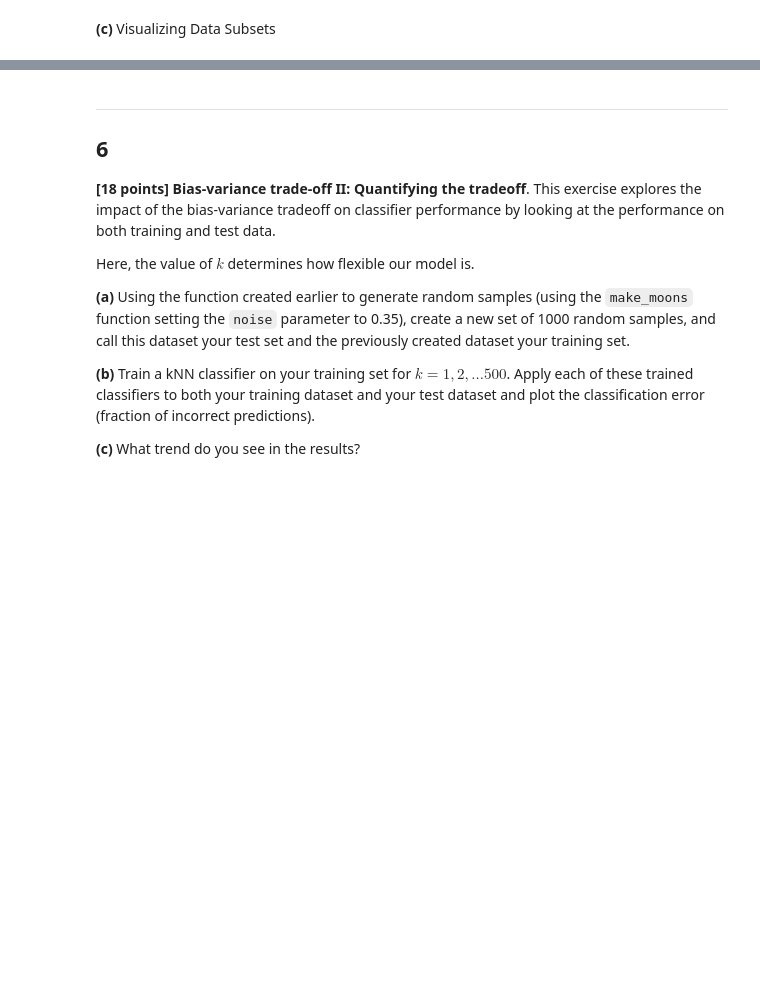
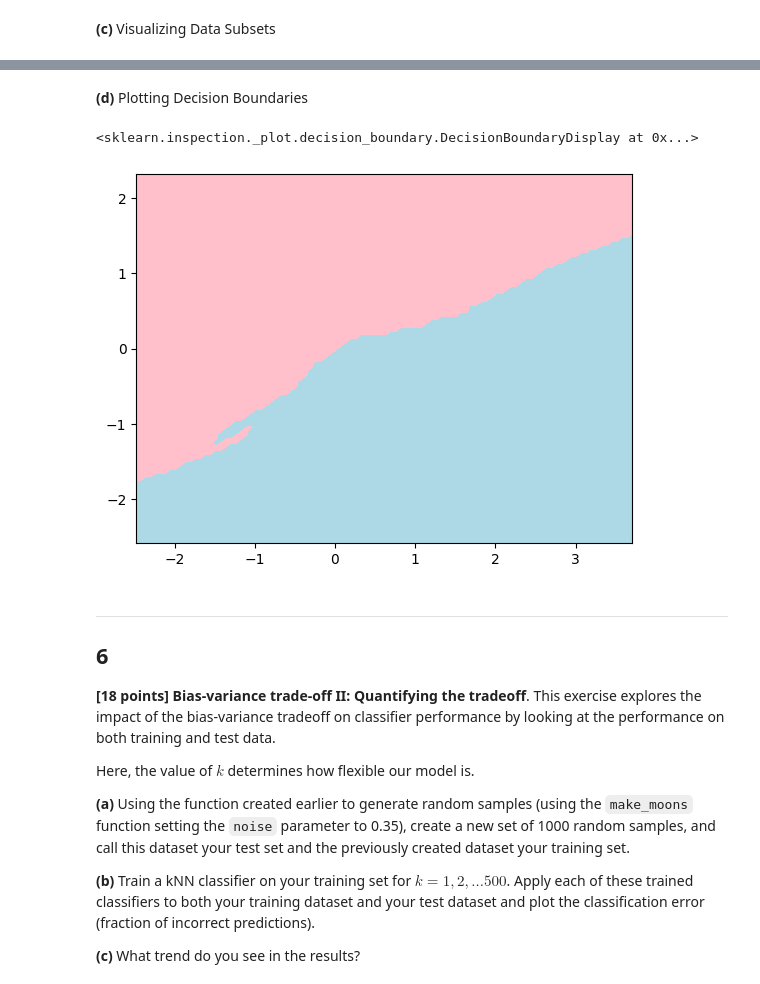
Before and after one commit to nick-carroll1/ids705, a Jupyter notebook: assignments/Assignment_2.ipynb, the cells around one changed output, grey strips where cells are left out. Drawn from its saved outputs; the diff is of its cells as text; code cells hidden in the pictures; blank space fills up the shorter version.

Commit message:
Tested decision boundary plots

```diff
--- a/assignments/Assignment_2.ipynb
+++ b/assignments/Assignment_2.ipynb
@@ -320,6 +320,20 @@ for i in range(3):
 alt.vconcat(alt.hconcat(myCharts[0][0], myCharts[0][1], myCharts[0][2]), alt.hconcat(myCharts[1][0], myCharts[1][1], myCharts[1][2]), alt.hconcat(myCharts[2][0], myCharts[2][1], myCharts[2][2]))
 # %% [output]
 [interactive output not drawn]
+# %% [markdown]
+**(d)** Plotting Decision Boundaries
+# %%
+from sklearn.inspection import DecisionBoundaryDisplay
+from matplotlib.colors import ListedColormap
+
+DecisionBoundaryDisplay.from_estimator(
+scikit_classifier,
+X_data[indices, :],
+response_method = 'predict',
+cmap = ListedColormap(['pink', 'lightblue']))
+# %% [output]
+<sklearn.inspection._plot.decision_boundary.DecisionBoundaryDisplay at 0x...>
+[figure, added]
 # %% [markdown]
 ---
 
```
